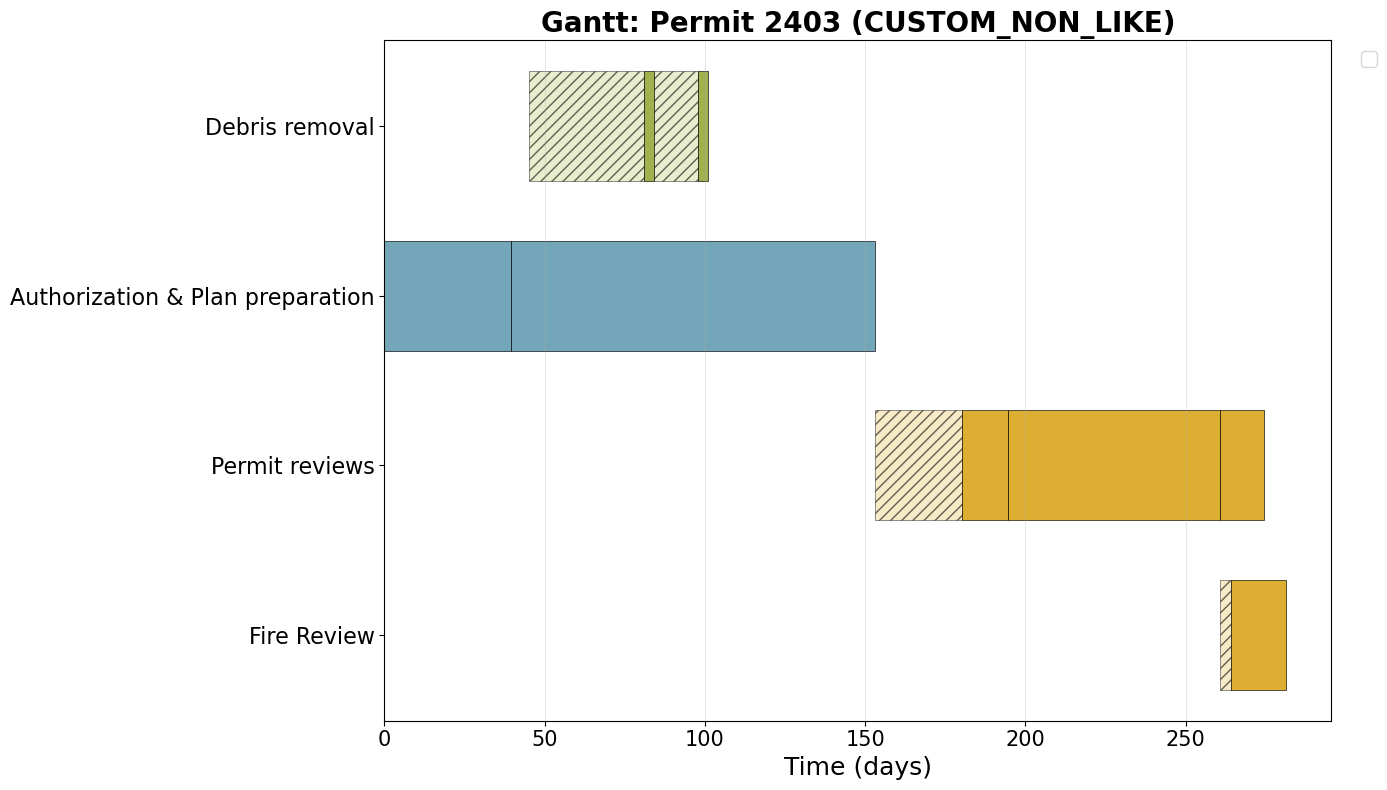
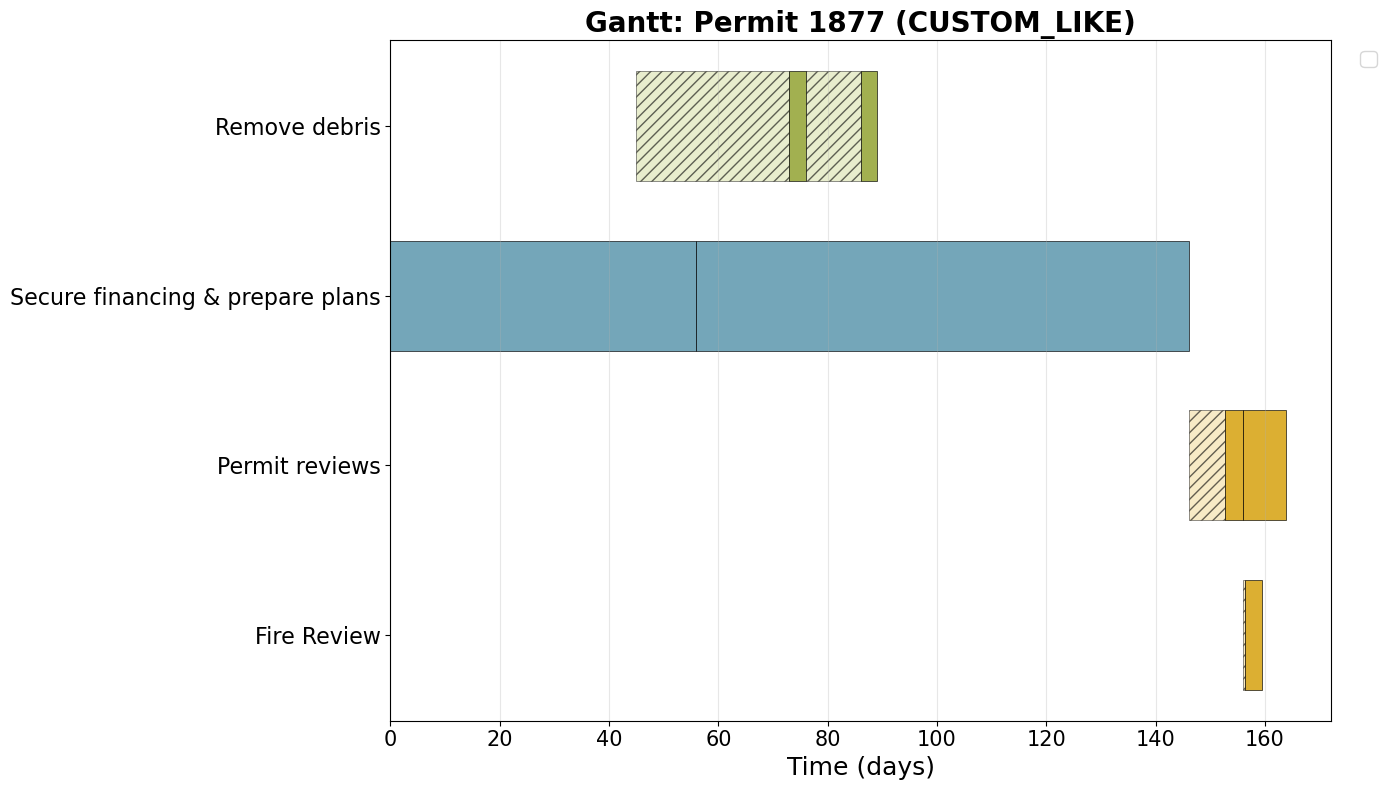
Unified diff of the notebook cell whose output changed from the first chart to the second:
--- before
+++ after
@@ -1,12 +1,10 @@
 # Gantt chart for one random permit in segment 4 (CUSTOM_NON_LIKE)
 # Parallel activities (e.g. Public Works, Fire Review, Public Health) appear on separate rows
-from visualize_permits import plot_gantt_one_random_permit_segment
+from visualize_permits import plot_gantt_single_permit
 import matplotlib.pyplot as plt
 
-fig, ax = plot_gantt_one_random_permit_segment(
-    sim.completed_permits,
-    segment_value=4,
-    random_seed=120,
-    figsize=(14, 8),
+fig, ax = plot_gantt_single_permit(
+    sim.completed_permits[1100],
+    figsize=(14, 8), 
 )
 if fig:

Commit: deleted unneeded figures, changed other figures